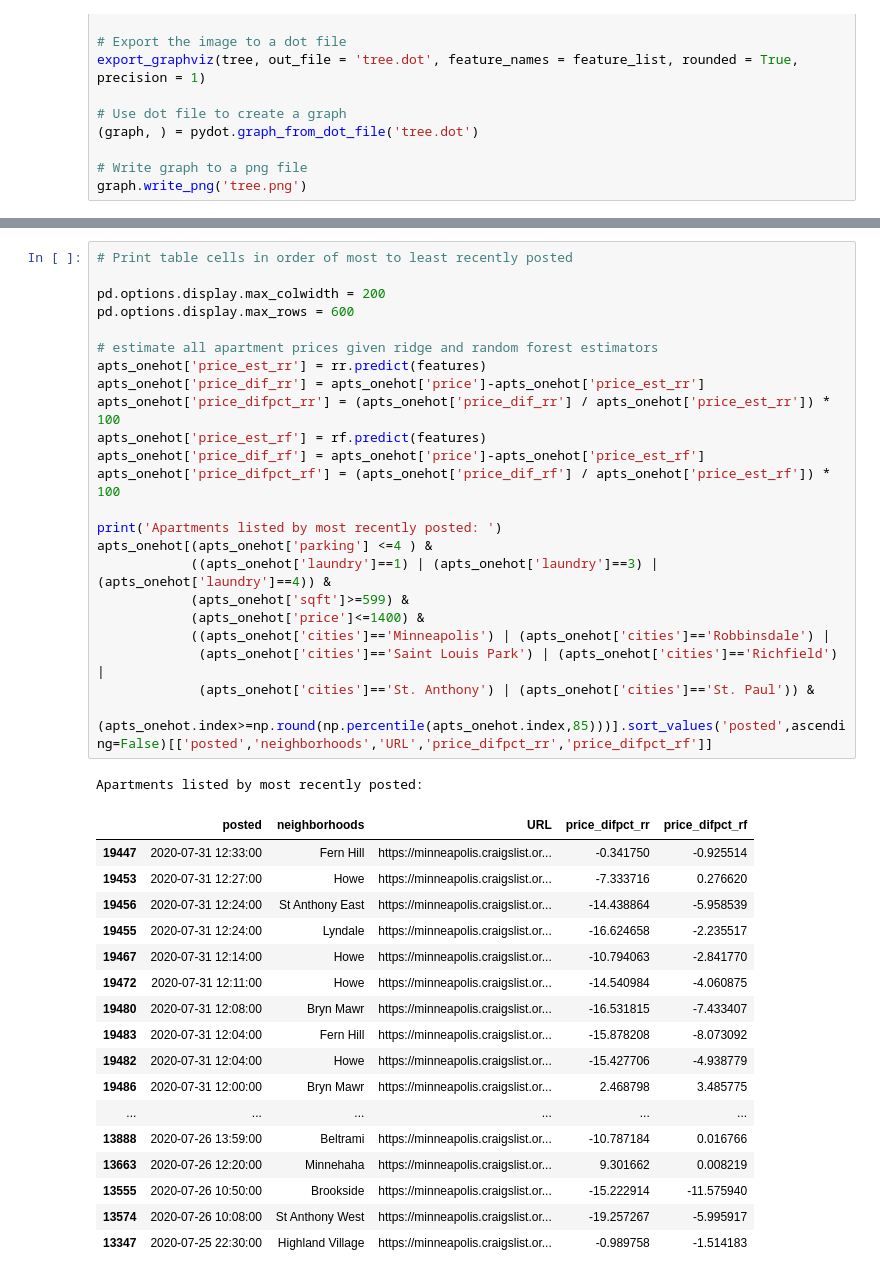
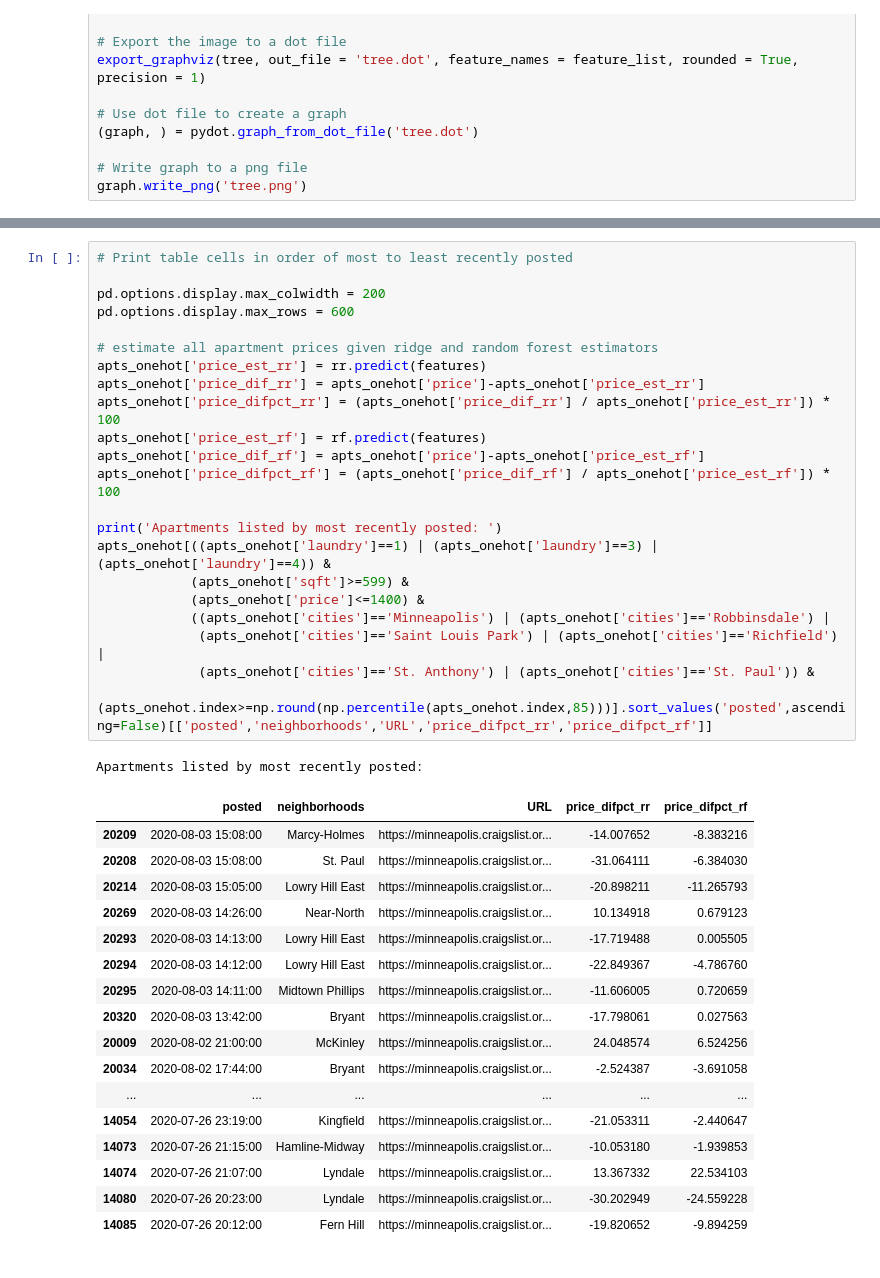
Before and after one commit to sjburwell/craigsavvy, a Jupyter notebook: craigslist_apartments_modelpredict.ipynb, the cells around one changed output, grey strips where cells are left out. Drawn from its saved outputs; the diff is of its cells as text.

```diff
--- a/craigslist_apartments_modelpredict.ipynb
+++ b/craigslist_apartments_modelpredict.ipynb
@@ -285,45 +285,44 @@ Variable: ld_5.0               Importance: 0.0
 # %%
 # Print table cells in order of most to least recently posted
 
 pd.options.display.max_colwidth = 200
 pd.options.display.max_rows = 600
 
 # estimate all apartment prices given ridge and random forest estimators
 apts_onehot['price_est_rr'] = rr.predict(features)
 apts_onehot['price_dif_rr'] = apts_onehot['price']-apts_onehot['price_est_rr']
 apts_onehot['price_difpct_rr'] = (apts_onehot['price_dif_rr'] / apts_onehot['price_est_rr']) * 100
 apts_onehot['price_est_rf'] = rf.predict(features)
 apts_onehot['price_dif_rf'] = apts_onehot['price']-apts_onehot['price_est_rf']
 apts_onehot['price_difpct_rf'] = (apts_onehot['price_dif_rf'] / apts_onehot['price_est_rf']) * 100
 
 print('Apartments listed by most recently posted: ')
-apts_onehot[(apts_onehot['parking'] <=4 ) &
-            ((apts_onehot['laundry']==1) | (apts_onehot['laundry']==3) | (apts_onehot['laundry']==4)) &
+apts_onehot[((apts_onehot['laundry']==1) | (apts_onehot['laundry']==3) | (apts_onehot['laundry']==4)) &
             (apts_onehot['sqft']>=599) &
             (apts_onehot['price']<=1400) &
             ((apts_onehot['cities']=='Minneapolis') | (apts_onehot['cities']=='Robbinsdale') |
              (apts_onehot['cities']=='Saint Louis Park') | (apts_onehot['cities']=='Richfield') |
              (apts_onehot['cities']=='St. Anthony') | (apts_onehot['cities']=='St. Paul')) &
             (apts_onehot.index>=np.round(np.percentile(apts_onehot.index,85)))].sort_values('posted',ascending=False)[['posted','neighborhoods','URL','price_difpct_rr','price_difpct_rf']]
 # %% [output]
 Apartments listed by most recently posted:
 |  | posted | neighborhoods | URL | price_difpct_rr | price_difpct_rf |
-| 19447 | 2020-07-31 12:33:00 | Fern Hill | https://minneapolis.craigslist.or... | -0.341750 | -0.925514 |
-| 19453 | 2020-07-31 12:27:00 | Howe | https://minneapolis.craigslist.or... | -7.333716 | 0.276620 |
-| 19456 | 2020-07-31 12:24:00 | St Anthony East | https://minneapolis.craigslist.or... | -14.438864 | -5.958539 |
-| 19455 | 2020-07-31 12:24:00 | Lyndale | https://minneapolis.craigslist.or... | -16.624658 | -2.235517 |
-| 19467 | 2020-07-31 12:14:00 | Howe | https://minneapolis.craigslist.or... | -10.794063 | -2.841770 |
-| 19472 | 2020-07-31 12:11:00 | Howe | https://minneapolis.craigslist.or... | -14.540984 | -4.060875 |
-| 19480 | 2020-07-31 12:08:00 | Bryn Mawr | https://minneapolis.craigslist.or... | -16.531815 | -7.433407 |
-| 19483 | 2020-07-31 12:04:00 | Fern Hill | https://minneapolis.craigslist.or... | -15.878208 | -8.073092 |
-| 19482 | 2020-07-31 12:04:00 | Howe | https://minneapolis.craigslist.or... | -15.427706 | -4.938779 |
-| 19486 | 2020-07-31 12:00:00 | Bryn Mawr | https://minneapolis.craigslist.or... | 2.468798 | 3.485775 |
+| 20209 | 2020-08-03 15:08:00 | Marcy-Holmes | https://minneapolis.craigslist.or... | -14.007652 | -8.383216 |
+| 20208 | 2020-08-03 15:08:00 | St. Paul | https://minneapolis.craigslist.or... | -31.064111 | -6.384030 |
+| 20214 | 2020-08-03 15:05:00 | Lowry Hill East | https://minneapolis.craigslist.or... | -20.898211 | -11.265793 |
+| 20269 | 2020-08-03 14:26:00 | Near-North | https://minneapolis.craigslist.or... | 10.134918 | 0.679123 |
+| 20293 | 2020-08-03 14:13:00 | Lowry Hill East | https://minneapolis.craigslist.or... | -17.719488 | 0.005505 |
+| 20294 | 2020-08-03 14:12:00 | Lowry Hill East | https://minneapolis.craigslist.or... | -22.849367 | -4.786760 |
+| 20295 | 2020-08-03 14:11:00 | Midtown Phillips | https://minneapolis.craigslist.or... | -11.606005 | 0.720659 |
+| 20320 | 2020-08-03 13:42:00 | Bryant | https://minneapolis.craigslist.or... | -17.798061 | 0.027563 |
+| 20009 | 2020-08-02 21:00:00 | McKinley | https://minneapolis.craigslist.or... | 24.048574 | 6.524256 |
+| 20034 | 2020-08-02 17:44:00 | Bryant | https://minneapolis.craigslist.or... | -2.524387 | -3.691058 |
 | ... | ... | ... | ... | ... | ... |
-| 13888 | 2020-07-26 13:59:00 | Beltrami | https://minneapolis.craigslist.or... | -10.787184 | 0.016766 |
-| 13663 | 2020-07-26 12:20:00 | Minnehaha | https://minneapolis.craigslist.or... | 9.301662 | 0.008219 |
-| 13555 | 2020-07-26 10:50:00 | Brookside | https://minneapolis.craigslist.or... | -15.222914 | -11.575940 |
-| 13574 | 2020-07-26 10:08:00 | St Anthony West | https://minneapolis.craigslist.or... | -19.257267 | -5.995917 |
-| 13347 | 2020-07-25 22:30:00 | Highland Village | https://minneapolis.craigslist.or... | -0.989758 | -1.514183 |
+| 14054 | 2020-07-26 23:19:00 | Kingfield | https://minneapolis.craigslist.or... | -21.053311 | -2.440647 |
+| 14073 | 2020-07-26 21:15:00 | Hamline-Midway | https://minneapolis.craigslist.or... | -10.053180 | -1.939853 |
+| 14074 | 2020-07-26 21:07:00 | Lyndale | https://minneapolis.craigslist.or... | 13.367332 | 22.534103 |
+| 14080 | 2020-07-26 20:23:00 | Lyndale | https://minneapolis.craigslist.or... | -30.202949 | -24.559228 |
+| 14085 | 2020-07-26 20:12:00 | Fern Hill | https://minneapolis.craigslist.or... | -19.820652 | -9.894259 |
 # %%
 # Predict a new apartment not in the dataset
 
```
Also changed, not shown: parts of 9 cells of this notebook, 7 other files.
